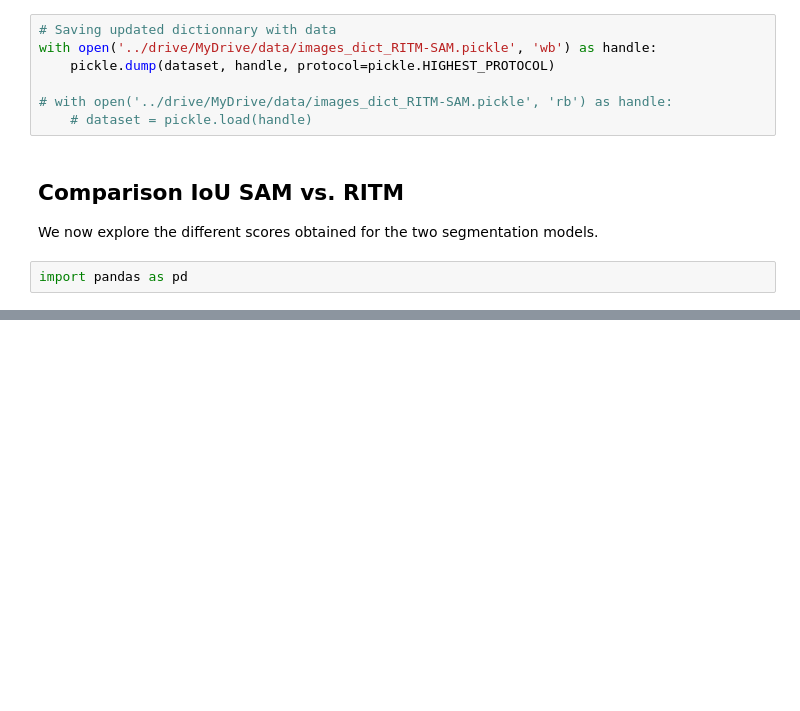
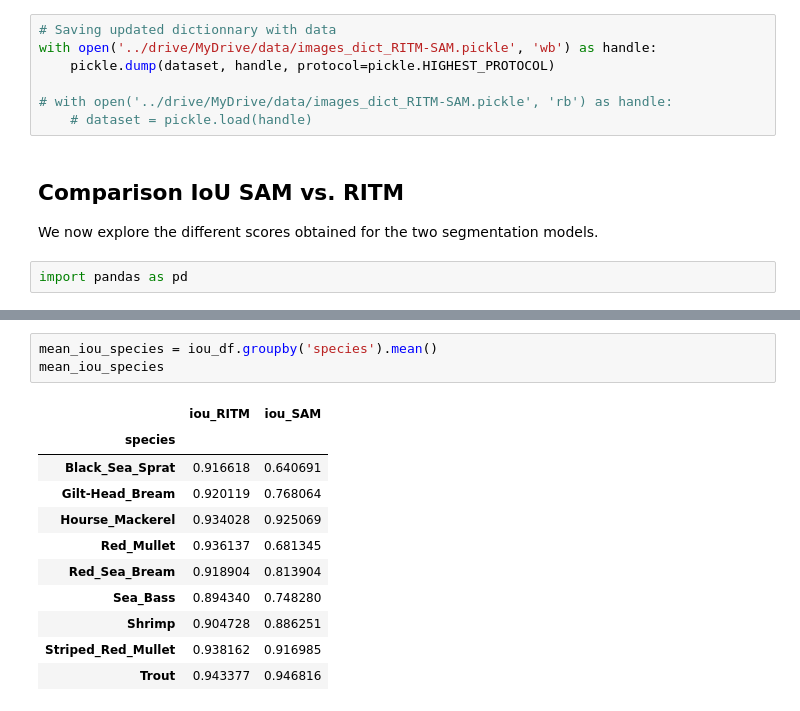
Before and after one commit to ana-bernal/P7_preuve-concept, a Jupyter notebook: 01_exploration.ipynb, the cells around one changed output, grey strips where cells are left out. Drawn from its saved outputs; the diff is of its cells as text; blank space fills up the shorter version.

```diff
--- a/01_exploration.ipynb
+++ b/01_exploration.ipynb
@@ -509,0 +557,15 @@ import pandas as pd
+# %%
+mean_iou_species = iou_df.groupby('species').mean()
+mean_iou_species
+# %% [output]
+|  | iou_RITM | iou_SAM |
+| species |  |  |
+| Black_Sea_Sprat | 0.916618 | 0.640691 |
+| Gilt-Head_Bream | 0.920119 | 0.768064 |
+| Hourse_Mackerel | 0.934028 | 0.925069 |
+| Red_Mullet | 0.936137 | 0.681345 |
+| Red_Sea_Bream | 0.918904 | 0.813904 |
+| Sea_Bass | 0.894340 | 0.748280 |
+| Shrimp | 0.904728 | 0.886251 |
+| Striped_Red_Mullet | 0.938162 | 0.916985 |
+| Trout | 0.943377 | 0.946816 |
```
Also changed, not shown: parts of 8 cells of this notebook.
